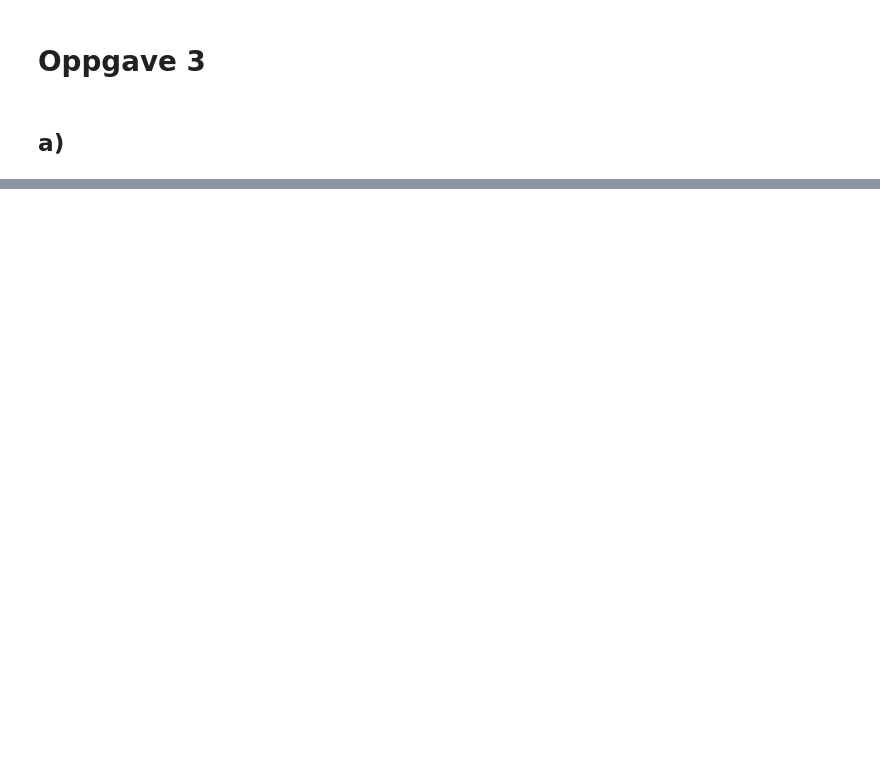
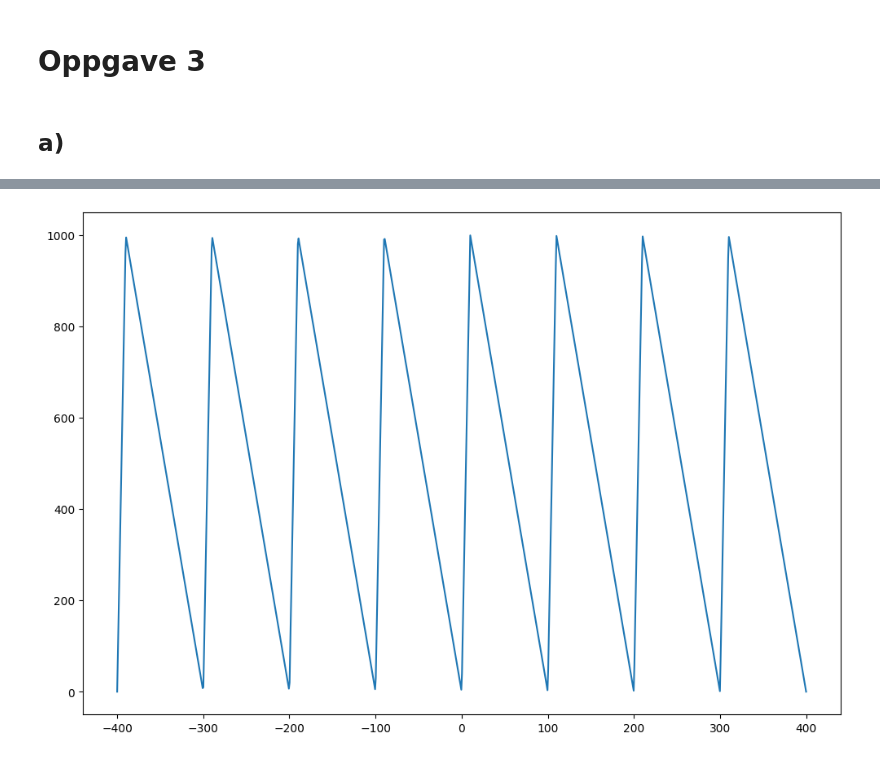
Before and after one commit to marieke-vaske/VitBer-BioFys, a Jupyter notebook: Prosjekt - oppgave 3.ipynb, the cells around one changed output, grey strips where cells are left out. Saved outputs shown, nothing was run; the diff lists cells and outputs as text; code cells hidden in the pictures; blank space fills up the shorter version.

```diff
--- a/Prosjekt - oppgave 3.ipynb
+++ b/Prosjekt - oppgave 3.ipynb
@@ -99,0 +93,7 @@ plt.show()
+# %%
+vectorized_potodd = np.vectorize(V_odd)
+x = np.linspace(-4*N_x, 4*N_x, 1000)
+plt.plot(x, beta*vectorized_potodd(x), label="Potensial med partallskoeffisient")
+plt.show()
+# %% [output]
+[figure, added]
```
Also changed, not shown: parts of 1 cell of this notebook.
